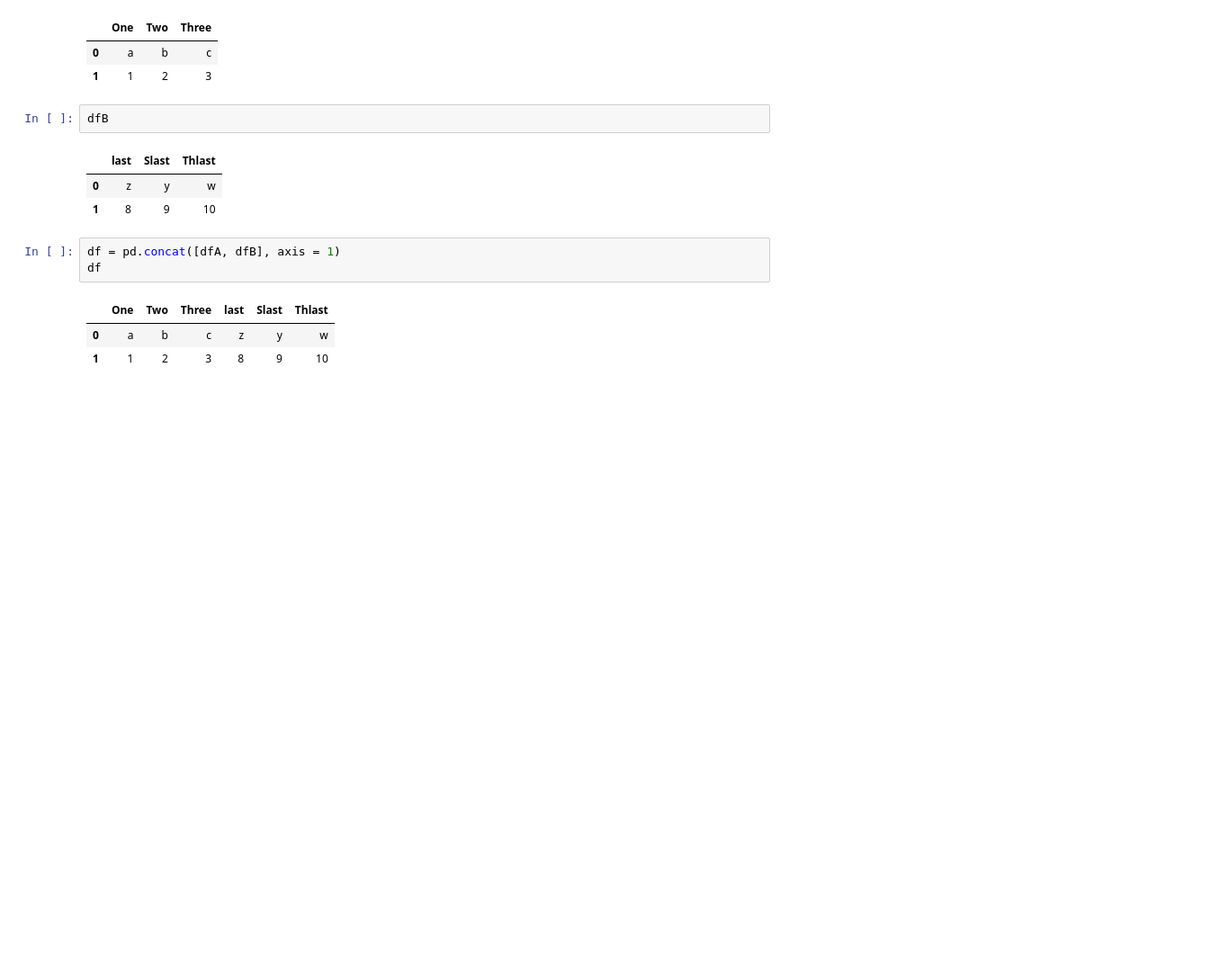
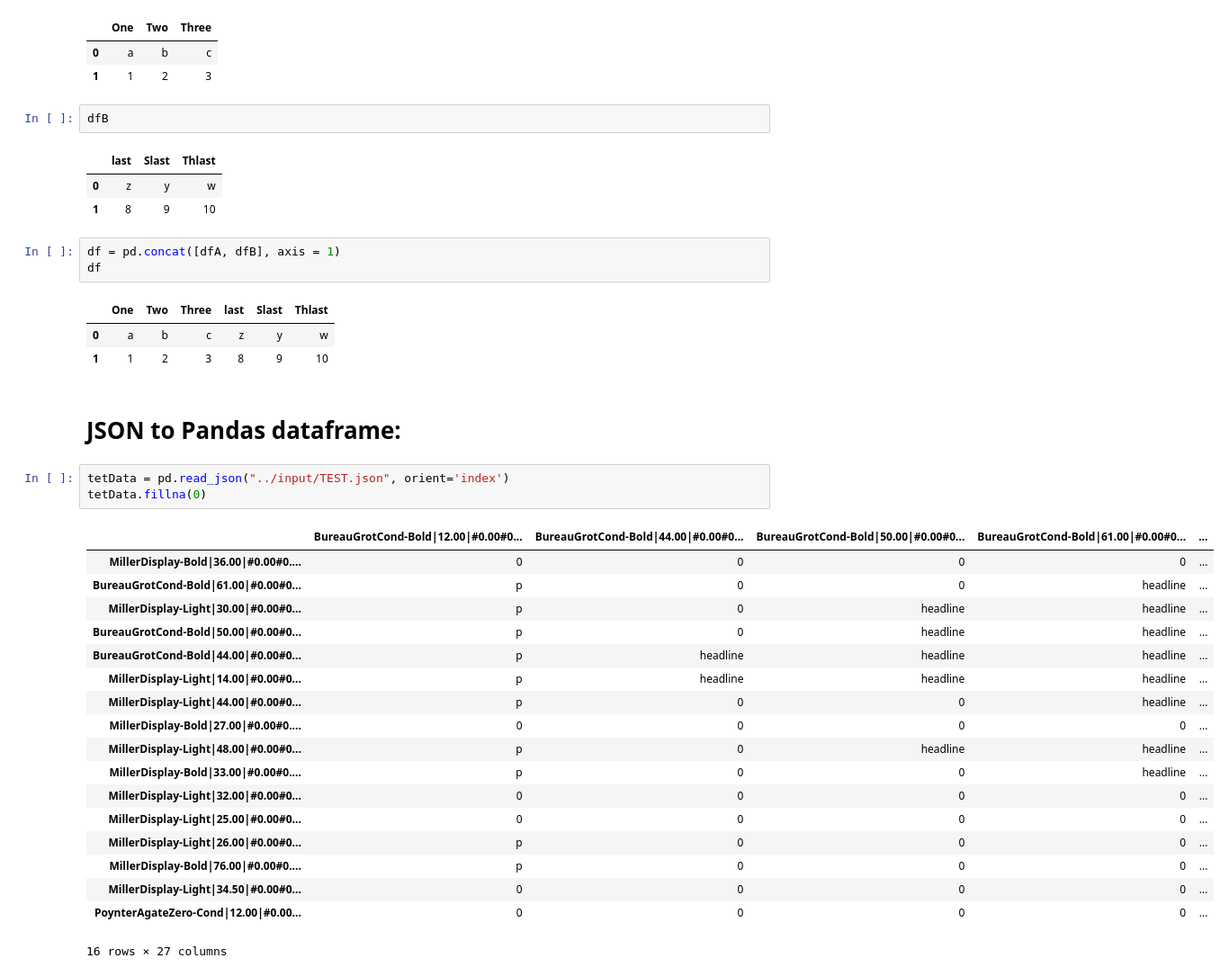
Before and after one commit to prameshbajra/python-works, a Jupyter notebook: Code Snippets/JustTest.ipynb, the cells around one changed output. Shown: that part at 90% size. Cells and saved outputs as stored; diff of their text form; blank space fills up the shorter version.

```diff
--- a/Code Snippets/JustTest.ipynb
+++ b/Code Snippets/JustTest.ipynb
@@ -27,3 +27,27 @@ df
 |  | One | Two | Three | last | Slast | Thlast |
 | 0 | a | b | c | z | y | w |
 | 1 | 1 | 2 | 3 | 8 | 9 | 10 |
+# %% [markdown]
+# JSON to Pandas dataframe:
+# %%
+tetData = pd.read_json("../input/TEST.json", orient='index')
+tetData.fillna(0)
+# %% [output]
+|  | BureauGrotCond-Bold|12.00|#0.00#0... | BureauGrotCond-Bold|44.00|#0.00#0... | BureauGrotCond-Bold|50.00|#0.00#0... | BureauGrotCond-Bold|61.00|#0.00#0... | ... |
+| MillerDisplay-Bold|36.00|#0.00#0.... | 0 | 0 | 0 | 0 | ... |
+| BureauGrotCond-Bold|61.00|#0.00#0... | p | 0 | 0 | headline | ... |
+| MillerDisplay-Light|30.00|#0.00#0... | p | 0 | headline | headline | ... |
+| BureauGrotCond-Bold|50.00|#0.00#0... | p | 0 | headline | headline | ... |
+| BureauGrotCond-Bold|44.00|#0.00#0... | p | headline | headline | headline | ... |
+| MillerDisplay-Light|14.00|#0.00#0... | p | headline | headline | headline | ... |
+| MillerDisplay-Light|44.00|#0.00#0... | p | 0 | 0 | headline | ... |
+| MillerDisplay-Bold|27.00|#0.00#0.... | 0 | 0 | 0 | 0 | ... |
+| MillerDisplay-Light|48.00|#0.00#0... | p | 0 | headline | headline | ... |
+| MillerDisplay-Bold|33.00|#0.00#0.... | p | 0 | 0 | headline | ... |
+| MillerDisplay-Light|32.00|#0.00#0... | 0 | 0 | 0 | 0 | ... |
+| MillerDisplay-Light|25.00|#0.00#0... | 0 | 0 | 0 | 0 | ... |
+| MillerDisplay-Light|26.00|#0.00#0... | p | 0 | 0 | 0 | ... |
+| MillerDisplay-Bold|76.00|#0.00#0.... | p | 0 | 0 | 0 | ... |
+| MillerDisplay-Light|34.50|#0.00#0... | 0 | 0 | 0 | 0 | ... |
+| PoynterAgateZero-Cond|12.00|#0.00... | 0 | 0 | 0 | 0 | ... |
+16 rows × 27 columns
```
Also changed, not shown: 3 other files.
